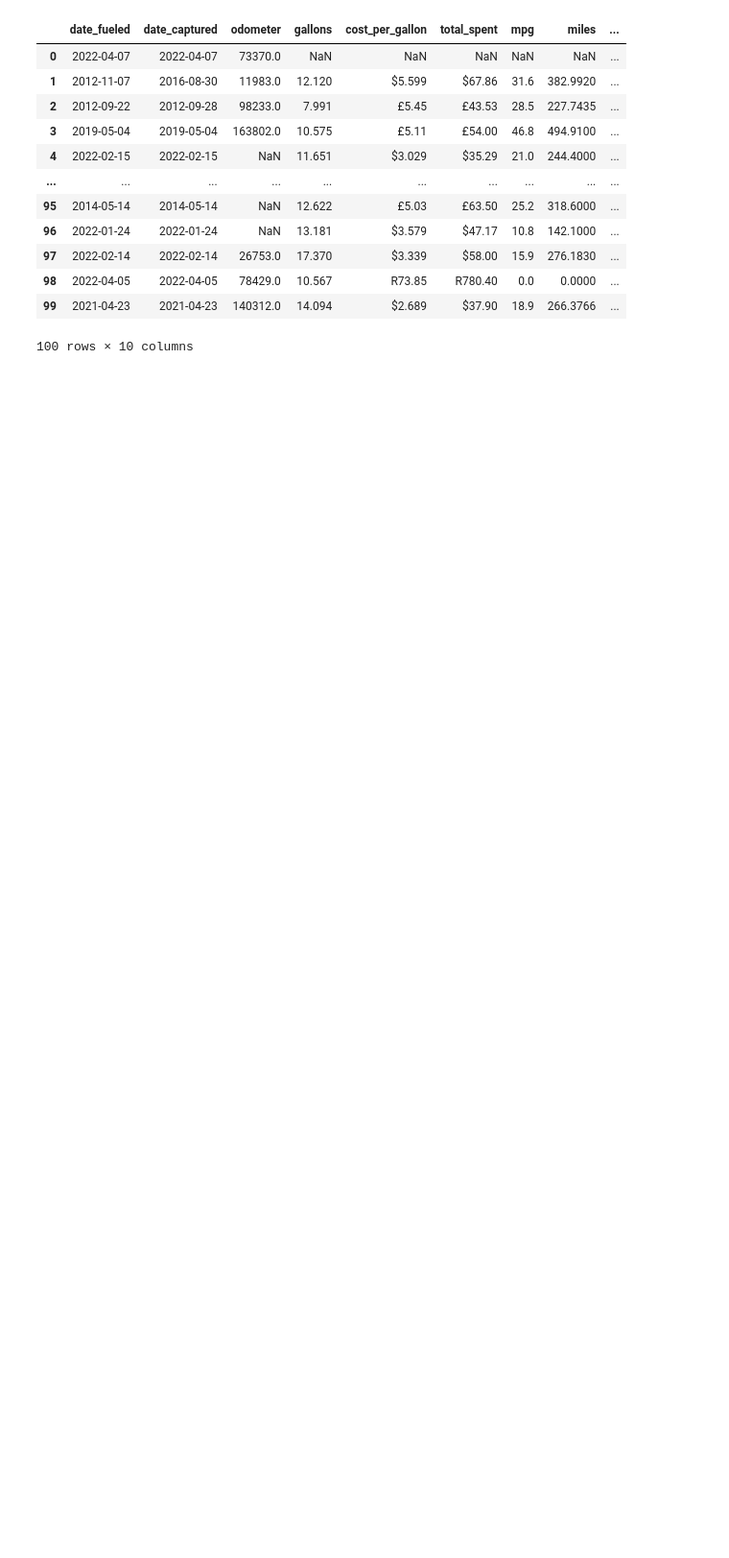
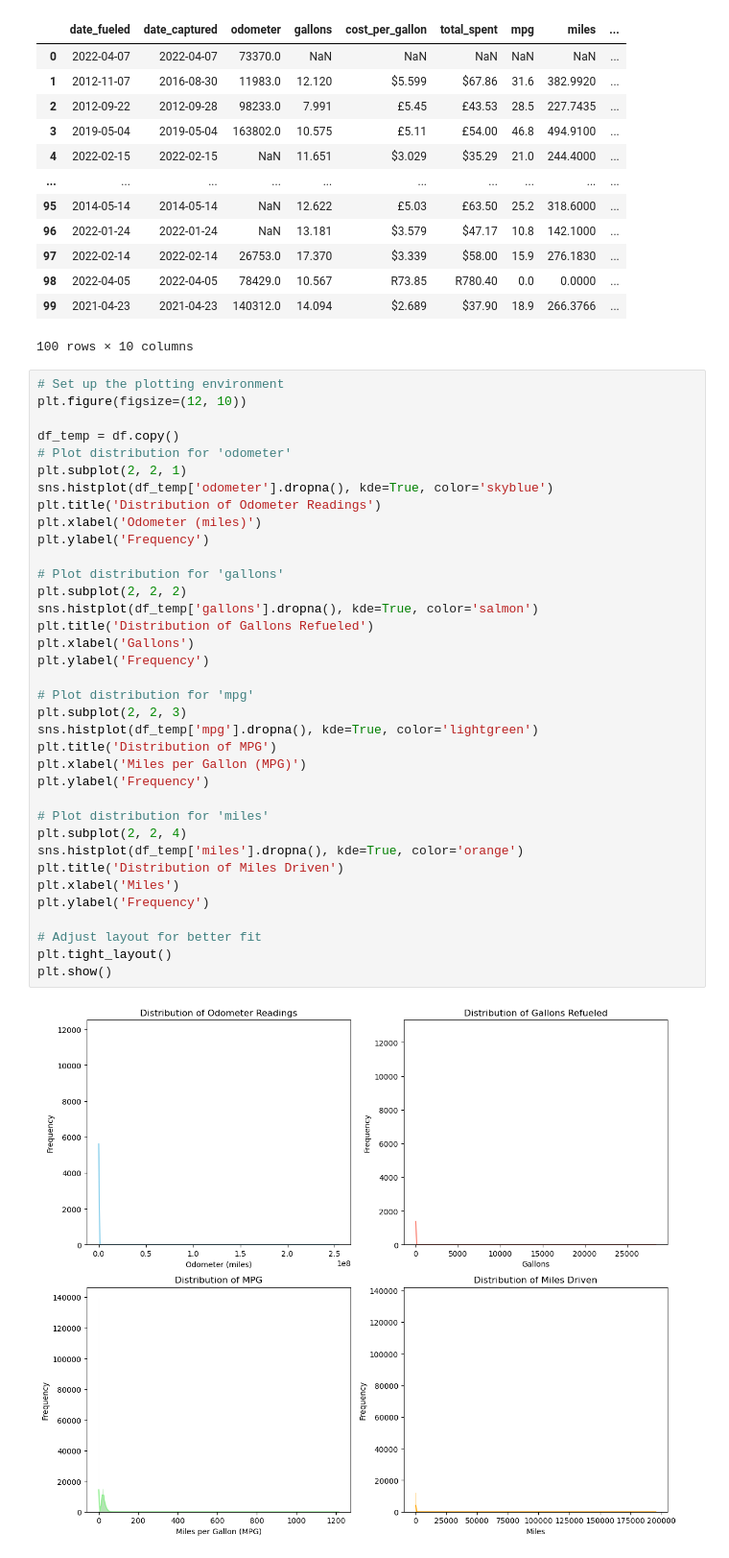
Before and after one commit to TumiJourdan/IDVE-Assignments, a Jupyter notebook: Assignment 1/main.ipynb, the cells around one changed output. Shown at 96% size. Saved outputs shown, nothing was run; the diff lists cells and outputs as text; blank space fills up the shorter version.

```diff
--- a/Assignment 1/main.ipynb
+++ b/Assignment 1/main.ipynb
@@ -238,3 +238,41 @@ df.head(100)
 | 98 | 2022-04-05 | 2022-04-05 | 78429.0 | 10.567 | R73.85 | R780.40 | 0.0 | 0.0000 | ... |
 | 99 | 2021-04-23 | 2021-04-23 | 140312.0 | 14.094 | $2.689 | $37.90 | 18.9 | 266.3766 | ... |
 100 rows × 10 columns
+# %%
+# Set up the plotting environment
+plt.figure(figsize=(12, 10))
+
+df_temp = df.copy()
+# Plot distribution for 'odometer'
+plt.subplot(2, 2, 1)
+sns.histplot(df_temp['odometer'].dropna(), kde=True, color='skyblue')
+plt.title('Distribution of Odometer Readings')
+plt.xlabel('Odometer (miles)')
+plt.ylabel('Frequency')
+
+# Plot distribution for 'gallons'
+plt.subplot(2, 2, 2)
+sns.histplot(df_temp['gallons'].dropna(), kde=True, color='salmon')
+plt.title('Distribution of Gallons Refueled')
+plt.xlabel('Gallons')
+plt.ylabel('Frequency')
+
+# Plot distribution for 'mpg'
+plt.subplot(2, 2, 3)
+sns.histplot(df_temp['mpg'].dropna(), kde=True, color='lightgreen')
+plt.title('Distribution of MPG')
+plt.xlabel('Miles per Gallon (MPG)')
+plt.ylabel('Frequency')
+
+# Plot distribution for 'miles'
+plt.subplot(2, 2, 4)
+sns.histplot(df_temp['miles'].dropna(), kde=True, color='orange')
+plt.title('Distribution of Miles Driven')
+plt.xlabel('Miles')
+plt.ylabel('Frequency')
+
+# Adjust layout for better fit
+plt.tight_layout()
+plt.show()
+# %% [output]
+[figure, added]
```
Also changed, not shown: parts of 1 cell of this notebook.
